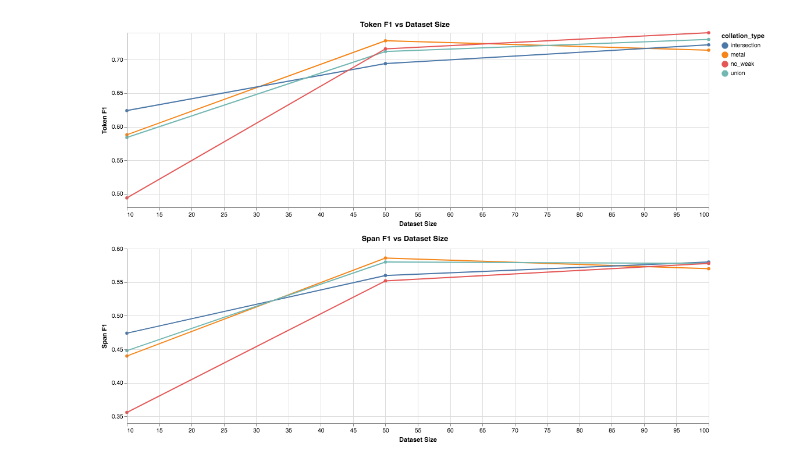
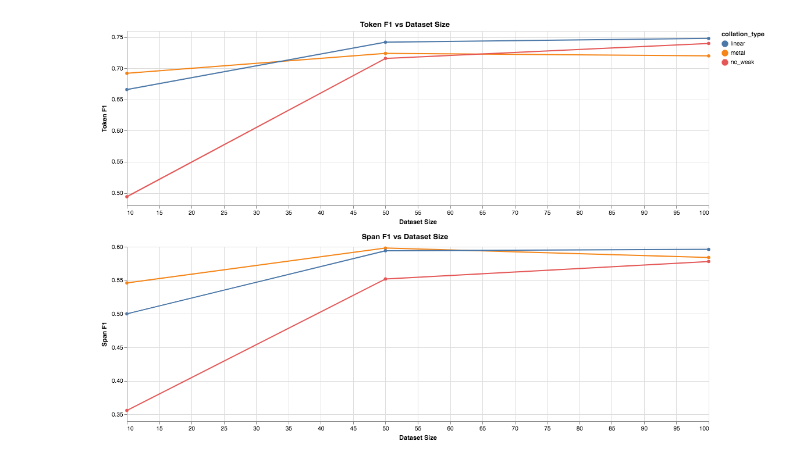
Before and after one commit to AkshatSh/DPD, a Jupyter notebook: experiments/collation_experiment_analysis.ipynb, the cells around one changed output. Cells and saved outputs as stored; diff of their text form; code cells hidden in the pictures.

Commit message:
added all experiment script

```diff
--- a/experiments/collation_experiment_analysis.ipynb
+++ b/experiments/collation_experiment_analysis.ipynb
@@ -13,7 +13,7 @@ import csv
 import altair as alt
 import pandas as pd
 
-EXPERIMENT_DIR = 'data/collation'
+EXPERIMENT_DIR = 'data/window_collation'
 # %%
 METRICS = {
     'al/valid/f1-measure-overall': 'Span F1',
@@ -74,6 +74,28 @@ def load_baseline(root_dir: str = 'data/cached/no_weak', collation_type='no_weak
             )
 
             res.extend(parsed_data)
+
+            parsed_data = parse_file(
+                file_name=summary_file,
+                experiment_tag='ADR',
+                weak_weight=0.1,
+                weak_train_method=method,
+                trial=trial_num,
+                collation_type=collation_type,
+            )
+
+            res.extend(parsed_data)
+
+            parsed_data = parse_file(
+                file_name=summary_file,
+                experiment_tag='ADR',
+                weak_weight=1.0,
+                weak_train_method=method,
+                trial=trial_num,
+                collation_type=collation_type,
+            )
+
+            res.extend(parsed_data)
     return res
 
 def get_experiment_data(root_dir: str) -> DataDef:
@@ -119,39 +141,44 @@ def get_experiment_data(root_dir: str) -> DataDef:
     return res
 
 baseline = load_baseline()
-# baseline.extend(load_baseline(root_dir='data/cached/fine_tune/0.01/keyword', collation_type='keyword'))
+baseline.extend(load_baseline(root_dir='data/cached/fine_tune/0.01/linear', collation_type='linear'))
 data = get_experiment_data(EXPERIMENT_DIR)
 data.extend(baseline)
 data_frame = pd.DataFrame(data)
 # %%
-def metric_graph(data_frame: pd.DataFrame, metric: str, train_method: str) -> alt.Chart:
+def metric_graph(data_frame: pd.DataFrame, metric: str, train_method: str, weak_weight: float) -> alt.Chart:
     def filter_graph(chart: alt.Chart) -> alt.Chart:
         return chart.transform_filter(
             alt.datum.metric_name == metric
         ).transform_filter(
             alt.datum.weak_train_method == train_method,
+        ).transform_filter(
+            alt.datum.weak_weight == weak_weight,
         )
 #     .transform_filter(
 #             alt.datum.collation_type != 'intersection'
 #         ).transform_filter(
 #             alt.datum.collation_type != 'union'
 #         )
 
     base = alt.Chart(data_frame, title=f'{metric} vs Dataset Size')
     line = filter_graph(base.mark_line(point=True).encode(
         x=alt.X('step', title='Dataset Size'),
         y=alt.Y('mean(metric_val)', title=metric, scale=alt.Scale(zero=False)),
         color='collation_type:N',
     ))
 
     confidence_interval = filter_graph(base.mark_area(opacity=0.3).encode(
         x=alt.X('step'),
         y=alt.Y('ci0(metric_val):Q'),
         y2='ci1(metric_val):Q',
         color='collation_type:N',
     ))
 
     return (line).properties(width=1000)
-metric_graph(data_frame, 'Token F1', 'fine_tune') & metric_graph(data_frame, 'Span F1', 'fine_tune')
+
+weight = 0.01
+method = 'fine_tune'
+metric_graph(data_frame, 'Token F1', method, weight) & metric_graph(data_frame, 'Span F1', method, weight)
 # %% [output]
-[figure, old version]
+[figure, new version]
```
